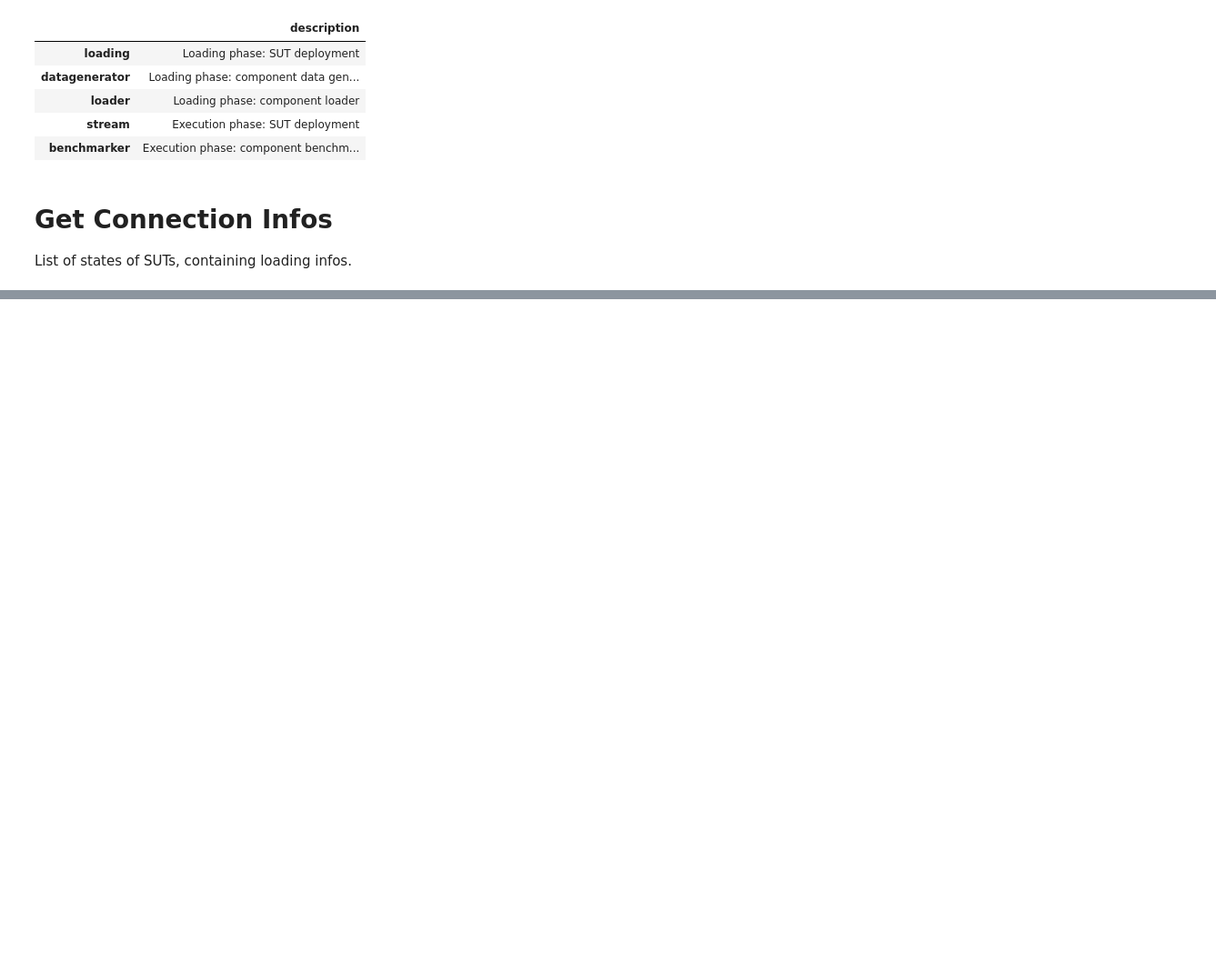
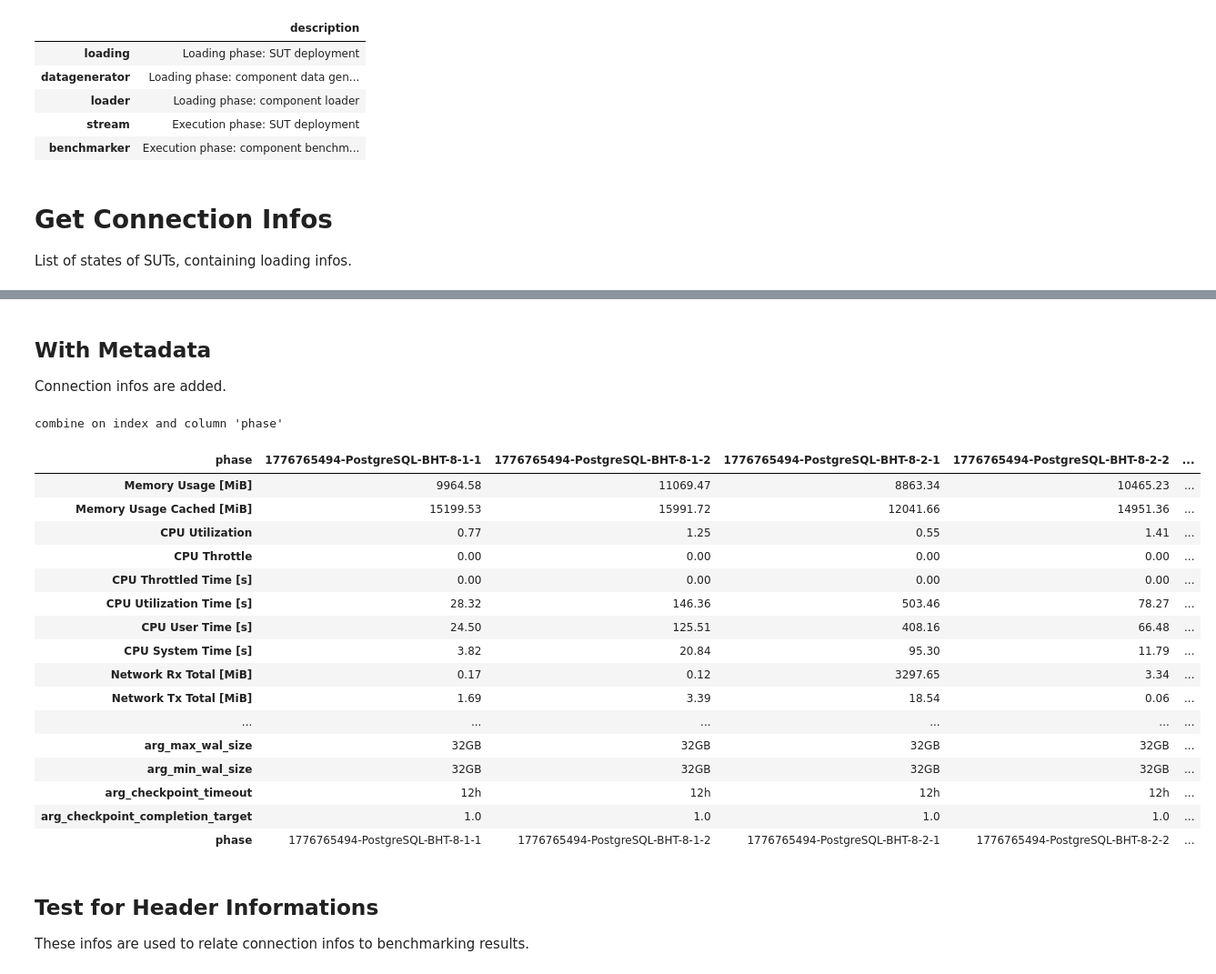
Before and after one commit to Beuth-Erdelt/Benchmark-Experiment-Host-Manager, a Jupyter notebook: dev/Collector-TPC-H.ipynb, the cells around one changed output, grey strips where cells are left out. Shown at 91% size. Drawn from its saved outputs; the diff is of its cells as text; code cells hidden in the pictures; blank space fills up the shorter version.

```diff
--- a/dev/Collector-TPC-H.ipynb
+++ b/dev/Collector-TPC-H.ipynb
@@ -323,0 +166,30 @@ df_performance.T
+# %% [markdown]
+## With Metadata
+
+Connection infos are added.
+# %%
+df = collect.add_metadata(df)
+df.T
+# %% [output]
+combine on index and column 'phase'
+| phase | 1776765494-PostgreSQL-BHT-8-1-1 | 1776765494-PostgreSQL-BHT-8-1-2 | 1776765494-PostgreSQL-BHT-8-2-1 | 1776765494-PostgreSQL-BHT-8-2-2 | ... |
+| Memory Usage [MiB] | 9964.58 | 11069.47 | 8863.34 | 10465.23 | ... |
+| Memory Usage Cached [MiB] | 15199.53 | 15991.72 | 12041.66 | 14951.36 | ... |
+| CPU Utilization | 0.77 | 1.25 | 0.55 | 1.41 | ... |
+| CPU Throttle | 0.00 | 0.00 | 0.00 | 0.00 | ... |
+| CPU Throttled Time [s] | 0.00 | 0.00 | 0.00 | 0.00 | ... |
+| CPU Utilization Time [s] | 28.32 | 146.36 | 503.46 | 78.27 | ... |
+| CPU User Time [s] | 24.50 | 125.51 | 408.16 | 66.48 | ... |
+| CPU System Time [s] | 3.82 | 20.84 | 95.30 | 11.79 | ... |
+| Network Rx Total [MiB] | 0.17 | 0.12 | 3297.65 | 3.34 | ... |
+| Network Tx Total [MiB] | 1.69 | 3.39 | 18.54 | 0.06 | ... |
+| ... | ... | ... | ... | ... | ... |
+| arg_max_wal_size | 32GB | 32GB | 32GB | 32GB | ... |
+| arg_min_wal_size | 32GB | 32GB | 32GB | 32GB | ... |
+| arg_checkpoint_timeout | 12h | 12h | 12h | 12h | ... |
+| arg_checkpoint_completion_target | 1.0 | 1.0 | 1.0 | 1.0 | ... |
+| phase | 1776765494-PostgreSQL-BHT-8-1-1 | 1776765494-PostgreSQL-BHT-8-1-2 | 1776765494-PostgreSQL-BHT-8-2-1 | 1776765494-PostgreSQL-BHT-8-2-2 | ... |
+# %% [markdown]
+## Test for Header Informations
+
+These infos are used to relate connection infos to benchmarking results.
```
Also changed, not shown: parts of 141 cells of this notebook, 16 other files.
